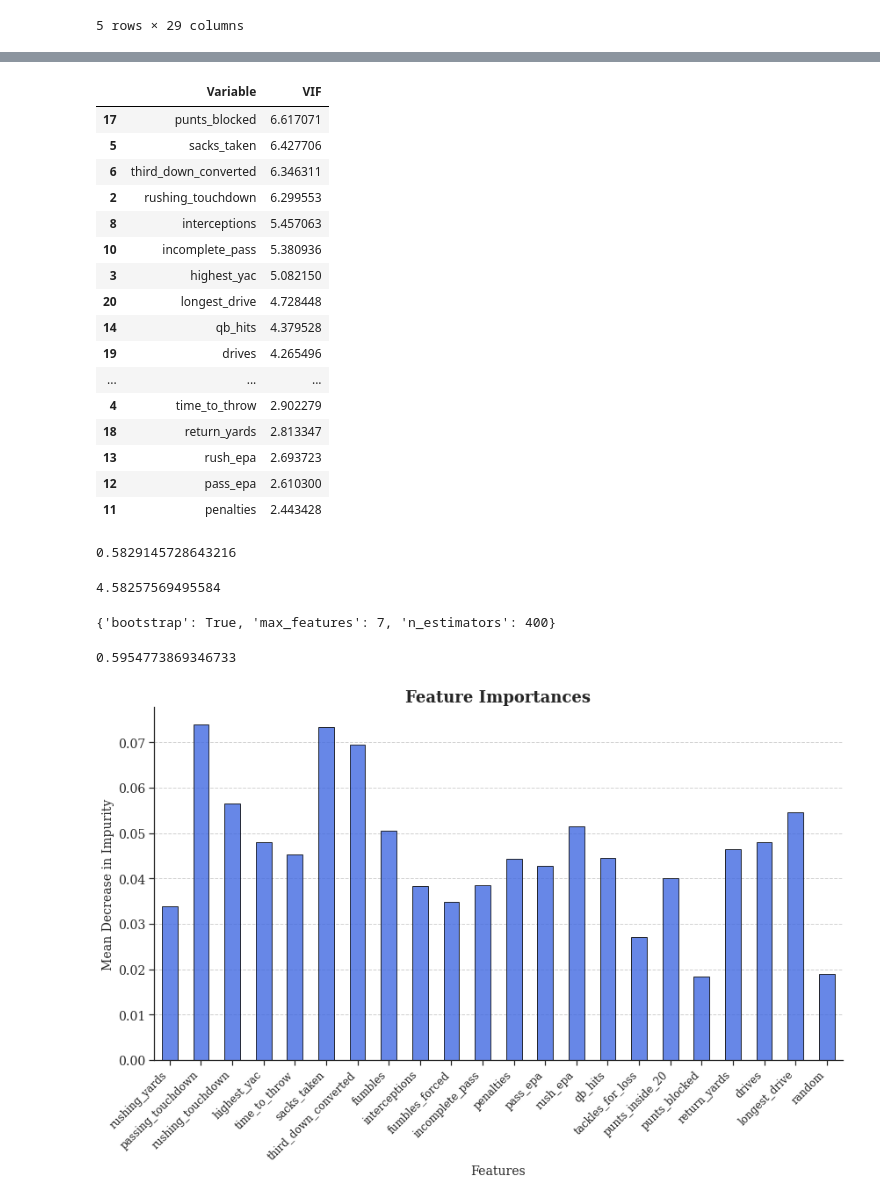
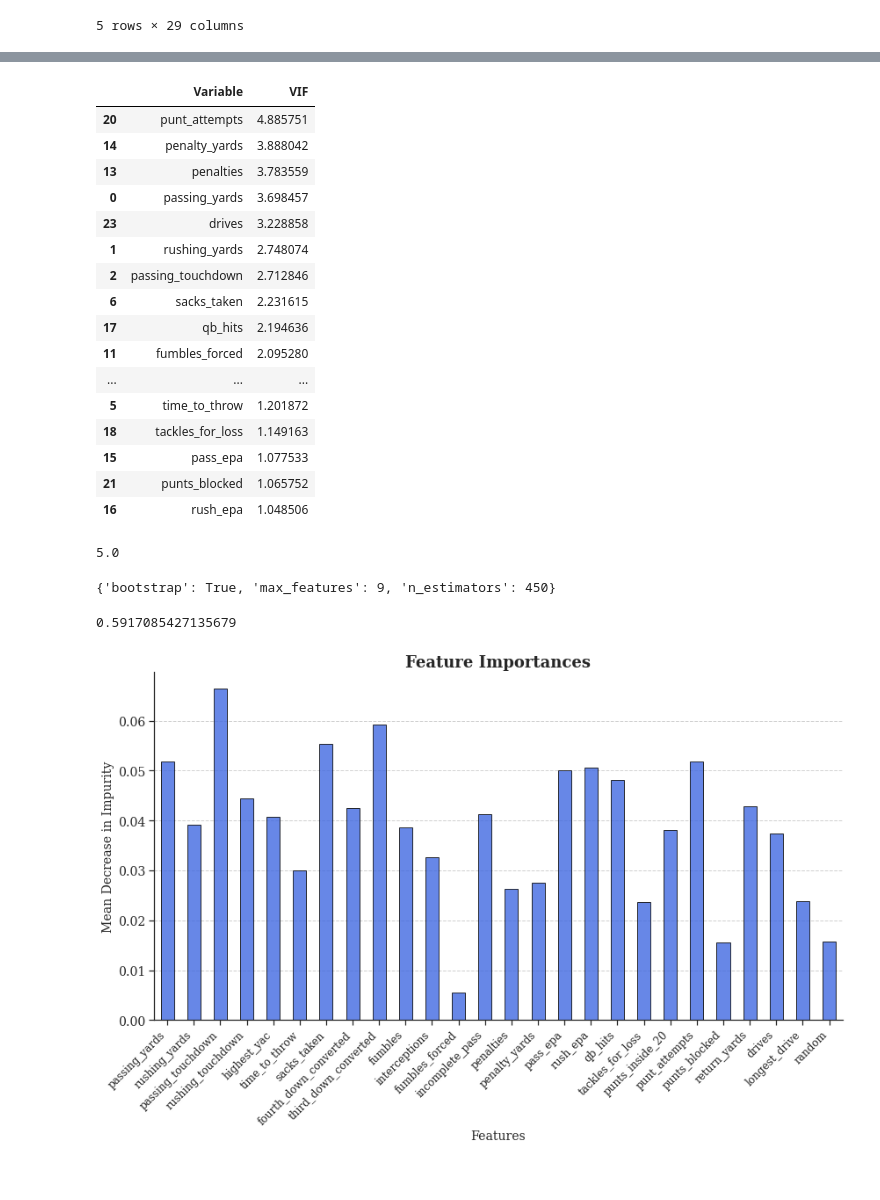
Before and after one commit to 1pjmcdonough/nfl_winpredictor_rf, a Jupyter notebook: random_forest_ml.ipynb, the cells around one changed output, grey strips where cells are left out. Cells and saved outputs as stored; diff of their text form; code cells hidden in the pictures.

Commit message:
Add files via upload
fixed binning and made metrics dynamic

```diff
--- a/random_forest_ml.ipynb
+++ b/random_forest_ml.ipynb
@@ -88,8 +61,7 @@ vif_scores.sort_values("VIF", ascending=False) # vif over 10 indicates significa
 vif_scores = pd.DataFrame()
 
 #remove highly collinear variables one at a time based on vif results
-numerical_data = numerical_data.drop(columns=["scores", "epa", "penalty_yards", "passing_yards",
-                                              "punt_attempts", "wpa", "fourth_down_converted"])
+numerical_data = numerical_data.drop(columns=["scores", "epa", "wpa"])
 
 #recalculate vif after dropping multicollinear variables
 vif_scores["Variable"] = numerical_data.columns
@@ -97,21 +69,21 @@ vif_scores["VIF"] = [variance_inflation_factor(numerical_data.values, i) for i i
 vif_scores.sort_values("VIF", ascending=False)
 # %% [output]
 |  | Variable | VIF |
-| 17 | punts_blocked | 6.617071 |
-| 5 | sacks_taken | 6.427706 |
-| 6 | third_down_converted | 6.346311 |
-| 2 | rushing_touchdown | 6.299553 |
-| 8 | interceptions | 5.457063 |
-| 10 | incomplete_pass | 5.380936 |
-| 3 | highest_yac | 5.082150 |
-| 20 | longest_drive | 4.728448 |
-| 14 | qb_hits | 4.379528 |
-| 19 | drives | 4.265496 |
+| 20 | punt_attempts | 4.885751 |
+| 14 | penalty_yards | 3.888042 |
+| 13 | penalties | 3.783559 |
+| 0 | passing_yards | 3.698457 |
+| 23 | drives | 3.228858 |
+| 1 | rushing_yards | 2.748074 |
+| 2 | passing_touchdown | 2.712846 |
+| 6 | sacks_taken | 2.231615 |
+| 17 | qb_hits | 2.194636 |
+| 11 | fumbles_forced | 2.095280 |
 | ... | ... | ... |
-| 4 | time_to_throw | 2.902279 |
-| 18 | return_yards | 2.813347 |
-| 13 | rush_epa | 2.693723 |
-| 12 | pass_epa | 2.610300 |
-| 11 | penalties | 2.443428 |
+| 5 | time_to_throw | 1.201872 |
+| 18 | tackles_for_loss | 1.149163 |
+| 15 | pass_epa | 1.077533 |
+| 21 | punts_blocked | 1.065752 |
+| 16 | rush_epa | 1.048506 |
 # %%
 #drop the selected multicollinear features from the original dataset
@@ -129,15 +100,12 @@ X_train = train[colnames]
 y_train = train["win"]
-# %%
-#initialize a random forest classifier
-rf = RandomForestClassifier(n_estimators=500,
-                                  random_state=84,
-                                  oob_score=True)
-
-#fit the random forest model and print the out-of-bag score
-rf.fit(X_train, y_train)
-rf.oob_score_
-# %% [output]
-0.5829145728643216
+# %%
+#bin the feature variables and fit on the training set
+bin_proc = BinningProcess(colnames)
+bin_proc.fit(X_train, y_train)
+
+#replace original variables with binned values
+X_train_binned = bin_proc.transform(X_train, metric="indices")
+X_train[colnames] = X_train_binned
 # %%
 #checks for default number of variables to consider at each split
 mtry = np.sqrt(len(colnames))
@@ -146,8 +114,8 @@ print(mtry, "\n")
 #define the hyperparameter grid for random forest tuning
 param_grid = {
     "bootstrap": [True],
-    "max_features": [3, 4, 5, 6, 7, 8], #mtry
-    "n_estimators": [100, 200, 300, 400, 500, 600] #number of trees
+    "max_features": [7, 8, 9, 10, 11], #mtry
+    "n_estimators": [350, 450, 550, 650] #number of trees
 }
 
 #initialize a random forest classifier
@@ -161,51 +129,49 @@ grid_search = GridSearchCV(estimator=rf, param_grid=param_grid, cv=10)
 grid_search.fit(X_train, y_train)
 grid_search.best_params_
 # %% [output]
-4.58257569495584
+5.0
-{'bootstrap': True, 'max_features': 7, 'n_estimators': 400}
+{'bootstrap': True, 'max_features': 9, 'n_estimators': 450}
 # %%
-#{'bootstrap': True, 'max_features': 7, 'n_estimators': 400}
-
 #initialize a Random Forest classifier with hyperparameters from grid search
-rf = RandomForestClassifier(n_estimators=400,
-                           max_features=7,
+rf_best = RandomForestClassifier(n_estimators=450,
+                           max_features=9,
                            random_state=84,
                            oob_score=True)
 
 #fit the random forest model and print the out-of-bag score
-rf.fit(X_train, y_train)
-rf.oob_score_
+rf_best.fit(X_train, y_train)
+rf_best.oob_score_
 # %% [output]
-0.5954773869346733
+0.5917085427135679
 # %%
 #add a random binary variable to a copy of the training dataset
 X_train_r = X_train.copy()
 X_train_r["random"] = np.random.choice([0, 1], size=len(X_train))
 
 #initialize a random forest classifier
-rf_r = RandomForestClassifier(n_estimators=400,
-                                max_features=7,
+rf_r = RandomForestClassifier(n_estimators=450,
+                                max_features=9,
                                   random_state=84,
                                   oob_score=True)
 
 #fit the random forest model
 rf_r.fit(X_train_r, y_train)
 
 #extract feature importances from the model
 forest_importances = pd.Series(rf_r.feature_importances_, index=rf_r.feature_names_in_)
 
 #plot the feature importances to compare them visually
 fig, ax = plt.subplots(figsize=(12, 8))
 forest_importances.plot.bar(ax=ax, color="royalblue", edgecolor="black", alpha=0.8)
 ax.set_title("Feature Importances", fontsize=18, fontweight="bold")
 ax.set_ylabel("Mean Decrease in Impurity", fontsize=14)
 ax.set_xlabel("Features", fontsize=14)
 ax.grid(axis="y", linestyle="--", alpha=0.9)
 plt.xticks(rotation=45, ha="right", fontsize=12)
 ax.tick_params(axis="y", labelsize=14)
 fig.tight_layout()
 plt.show()
 # %% [output]
-[figure, old version]
+[figure, new version]
 # %%
 #initialize the explainertoolkit with random forest model
```
Also changed, not shown: parts of 12 cells of this notebook.
